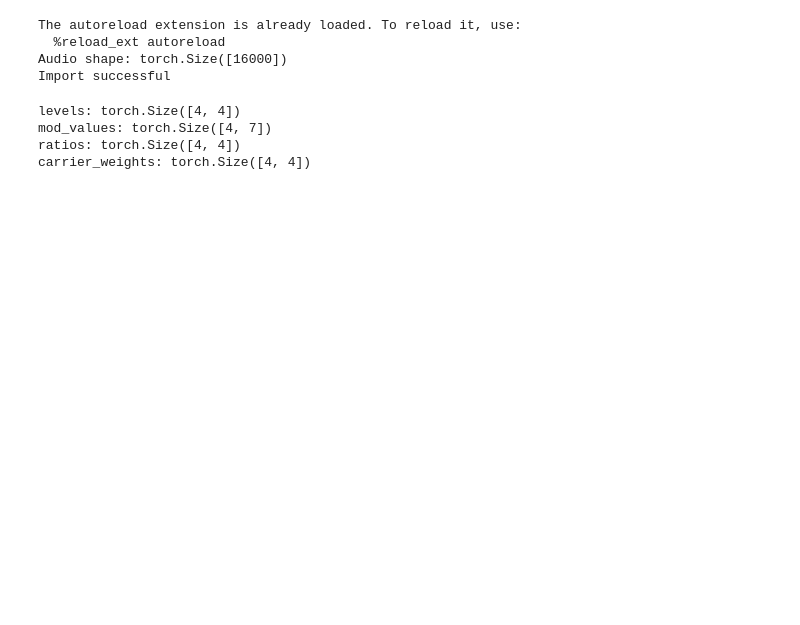
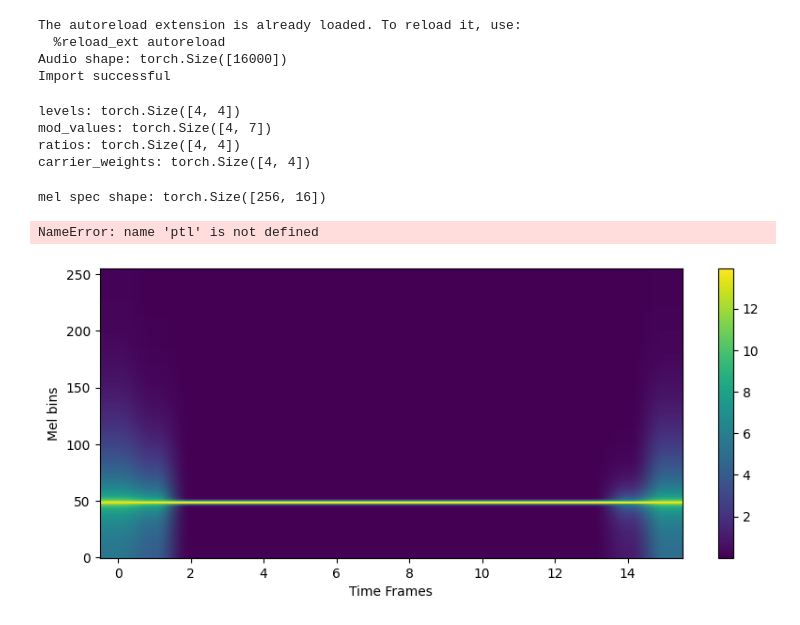
Before and after one commit to mgronberg0/FM_DDSP, a Jupyter notebook: python/notebooks/02_encoder.ipynb, the cells around one changed output. Saved outputs shown, nothing was run; the diff lists cells and outputs as text; code cells hidden in the pictures; blank space fills up the shorter version.

```diff
--- a/python/notebooks/02_encoder.ipynb
+++ b/python/notebooks/02_encoder.ipynb
@@ -39,3 +40,33 @@ levels: torch.Size([4, 4])
 mod_values: torch.Size([4, 7])
 ratios: torch.Size([4, 4])
 carrier_weights: torch.Size([4, 4])
+# %%
+import torchaudio
+Fs = 16000
+n_fft = 4096
+n_mels = 256
+
+mel_transform = torchaudio.transforms.MelSpectrogram(
+    sample_rate = Fs,
+    n_fft=n_fft,
+    n_mels=n_mels,
+    hop_length=n_fft // 4
+)
+
+audio = fm_ddsp.sin_wav(440, Fs, 1.0)
+mel_spec = mel_transform(audio)
+print("mel spec shape:", mel_spec.shape)
+
+plt.figure(figsize=(10, 4))
+plt.imshow(torch.log1p(mel_spec).numpy(),
+           aspect='auto',
+           origin='lower')
+plt.colorbar()
+plt.xlabel('Time Frames')
+plt.ylabel('Mel bins')
+ptl.title('Mel Spectrogram')
+plt.show()
+# %% [output]
+mel spec shape: torch.Size([256, 16])
+NameError: name 'ptl' is not defined
+[figure, added]
```
Also changed, not shown: parts of 2 cells of this notebook, 2 other files.
